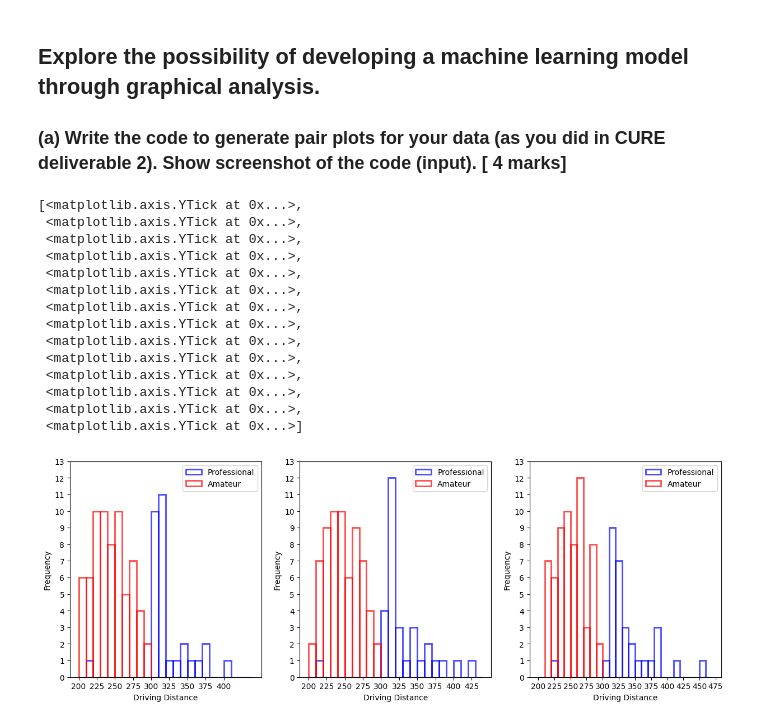
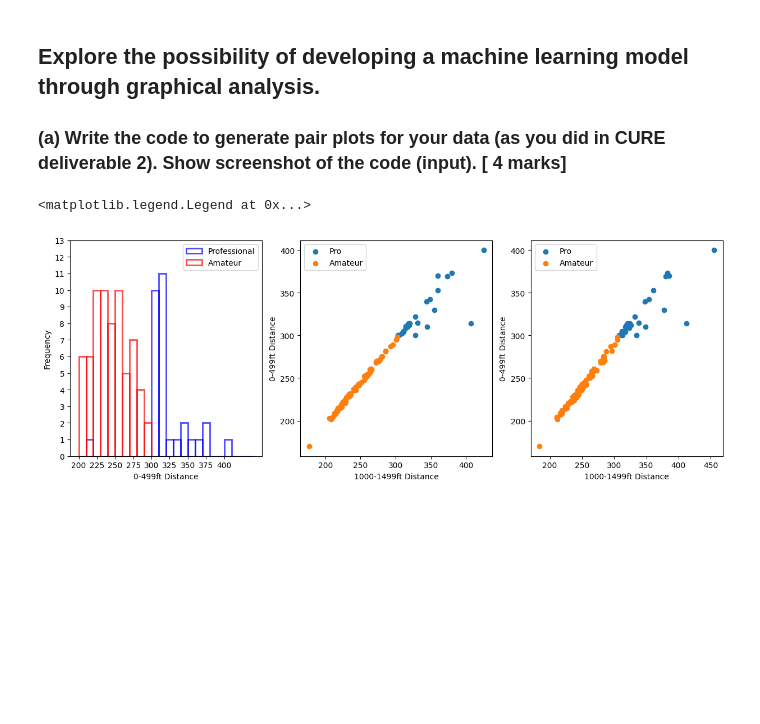
Before and after one commit to sslaquerre07/ENDG_319_Files, a Jupyter notebook: CURE_Project3/task3.ipynb, the cells around one changed output. Saved outputs shown, nothing was run; the diff lists cells and outputs as text; code cells hidden in the pictures; blank space fills up the shorter version.

Commit message:
Change to scatterplots

```diff
--- a/CURE_Project3/task3.ipynb
+++ b/CURE_Project3/task3.ipynb
@@ -98,52 +98,36 @@ Peter Price              209      213        216      A
 # %%
 import matplotlib.pyplot as plt
 import numpy as np
 
 pro_df = df[df["Status"] == "P"]
 am_df = df[df["Status"] == "A"]
 
 fig, ax = plt.subplots(1,3, figsize=(15,5))
 
 ax[0].hist(pro_df.iloc[:,0], edgecolor='blue', alpha=0.7, label='Professional', linewidth=2, fill=False, bins=range(200, 450, 10))
 ax[0].hist(am_df.iloc[:,0], edgecolor='red', alpha=0.7, label='Amateur', linewidth=2, fill=False, bins=range(200, 310, 10))
 
-ax[0].set_xlabel('Driving Distance')
+ax[0].set_xlabel('0-499ft Distance')
 ax[0].set_ylabel('Frequency')
 ax[0].legend(loc='upper right')
 ax[0].set_xticks(np.arange(200,410, step= 25))
 ax[0].set_yticks(np.arange(0,14, step= 1))
 
-ax[1].hist(pro_df.iloc[:,1], edgecolor='blue', alpha=0.7, label='Professional', linewidth=2, fill=False,
-           bins=range(200, 450, 10))
-ax[1].hist(am_df.iloc[:,1], edgecolor='red', alpha=0.7, label='Amateur', linewidth=2, fill=False, bins=range(200, 310, 10))
+ax[1].scatter(pro_df.iloc[:,1], pro_df.iloc[:,0], label='Pro')
+ax[1].scatter(am_df.iloc[:,1], am_df.iloc[:,0], label='Amateur')
 
-ax[1].set_xlabel('Driving Distance')
-ax[1].set_ylabel('Frequency')
-ax[1].legend(loc='upper right')
-ax[1].set_xticks(np.arange(200,450, step= 25))
-ax[1].set_yticks(np.arange(0,14, step= 1))
 
-ax[2].hist(pro_df.iloc[:,2], edgecolor='blue', alpha=0.7, label='Professional', linewidth=2, fill=False, bins=range(200, 480, 10))
-ax[2].hist(am_df.iloc[:,2], edgecolor='red', alpha=0.7, label='Amateur', linewidth=2, fill=False, bins=range(200, 310, 10))
+ax[1].set_xlabel("1000-1499ft Distance")
+ax[1].set_ylabel("0-499ft Distance")
+ax[1].legend(loc='upper left')
 
-ax[2].set_xlabel('Driving Distance')
-ax[2].set_ylabel('Frequency')
-ax[2].legend(loc='upper right')
-ax[2].set_xticks(np.arange(200,500, step= 25))
-ax[2].set_yticks(np.arange(0,14, step= 1))
+ax[2].scatter(pro_df.iloc[:,2], pro_df.iloc[:,0], label='Pro')
+ax[2].scatter(am_df.iloc[:,2], am_df.iloc[:,0], label='Amateur')
+
+
+ax[2].set_xlabel("1000-1499ft Distance")
+ax[2].set_ylabel("0-499ft Distance")
+ax[2].legend(loc='upper left')
 # %% [output]
-[<matplotlib.axis.YTick at 0x...>,
- <matplotlib.axis.YTick at 0x...>,
- <matplotlib.axis.YTick at 0x...>,
- <matplotlib.axis.YTick at 0x...>,
- <matplotlib.axis.YTick at 0x...>,
- <matplotlib.axis.YTick at 0x...>,
- <matplotlib.axis.YTick at 0x...>,
- <matplotlib.axis.YTick at 0x...>,
- <matplotlib.axis.YTick at 0x...>,
- <matplotlib.axis.YTick at 0x...>,
- <matplotlib.axis.YTick at 0x...>,
- <matplotlib.axis.YTick at 0x...>,
- <matplotlib.axis.YTick at 0x...>,
- <matplotlib.axis.YTick at 0x...>]
+<matplotlib.legend.Legend at 0x...>
-[figure, old version]
+[figure, new version]
```
